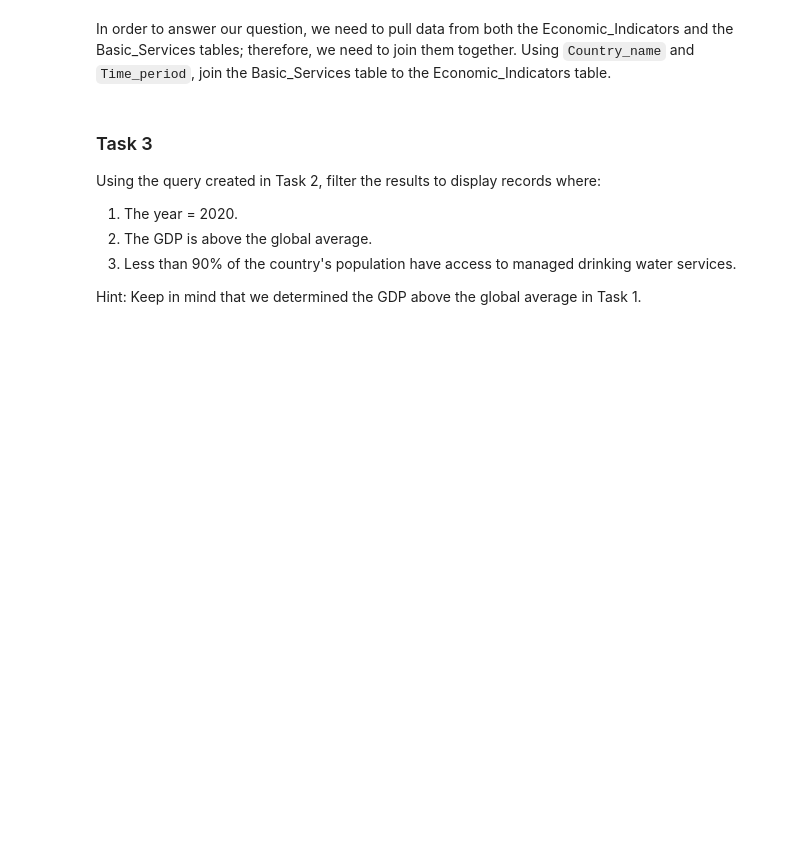
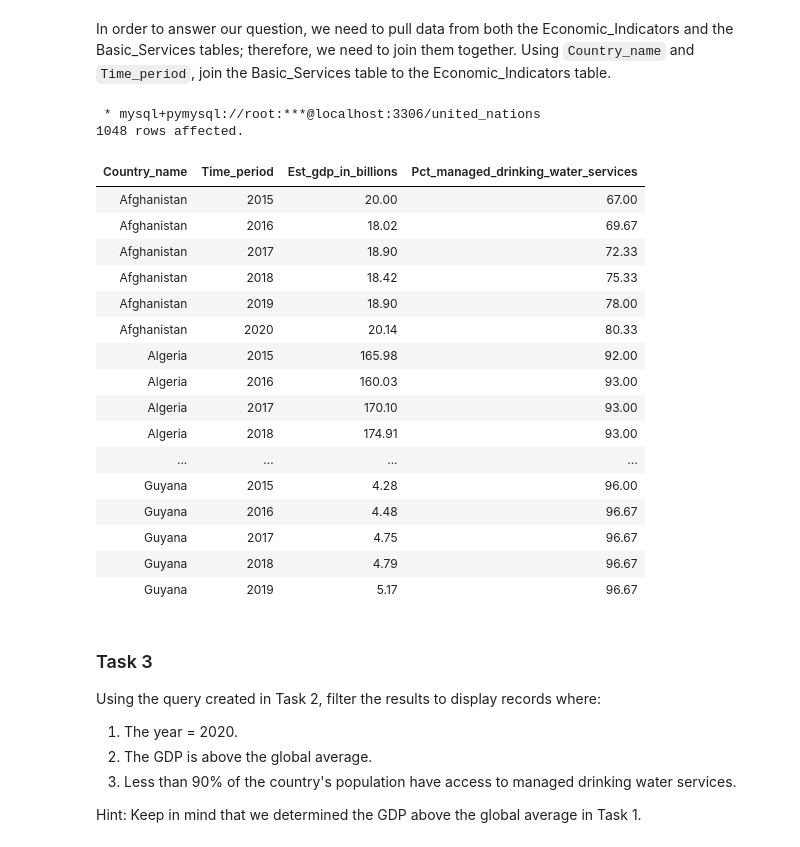
Before and after one commit to collins-kimotho/ALX-Data-Analysis, a Jupyter notebook: Subqueries in WHERE.ipynb, the cells around one changed output. Saved outputs shown, nothing was run; the diff lists cells and outputs as text; code cells hidden in the pictures; blank space fills up the shorter version.

```diff
--- a/Subqueries in WHERE.ipynb
+++ b/Subqueries in WHERE.ipynb
@@ -69,6 +91,30 @@ In order to answer our question, we need to pull data from both the Economic_Ind
 # %%
 %%sql
 # Add your code here
+select e.Country_name, e.Time_period, e.Est_gdp_in_billions, b.Pct_managed_drinking_water_services
+from economic_indicators as e
+inner join basic_services as b
+on e.Country_name = b.Country_name and e.Time_period = b.Time_period
+# %% [output]
+ * mysql+pymysql://root:***@localhost:3306/united_nations
+1048 rows affected.
+| Country_name | Time_period | Est_gdp_in_billions | Pct_managed_drinking_water_services |
+| Afghanistan | 2015 | 20.00 | 67.00 |
+| Afghanistan | 2016 | 18.02 | 69.67 |
+| Afghanistan | 2017 | 18.90 | 72.33 |
+| Afghanistan | 2018 | 18.42 | 75.33 |
+| Afghanistan | 2019 | 18.90 | 78.00 |
+| Afghanistan | 2020 | 20.14 | 80.33 |
+| Algeria | 2015 | 165.98 | 92.00 |
+| Algeria | 2016 | 160.03 | 93.00 |
+| Algeria | 2017 | 170.10 | 93.00 |
+| Algeria | 2018 | 174.91 | 93.00 |
+| ... | ... | ... | ... |
+| Guyana | 2015 | 4.28 | 96.00 |
+| Guyana | 2016 | 4.48 | 96.67 |
+| Guyana | 2017 | 4.75 | 96.67 |
+| Guyana | 2018 | 4.79 | 96.67 |
+| Guyana | 2019 | 5.17 | 96.67 |
 # %% [markdown]
 ### Task 3
 
```
Also changed, not shown: parts of 5 cells of this notebook.
